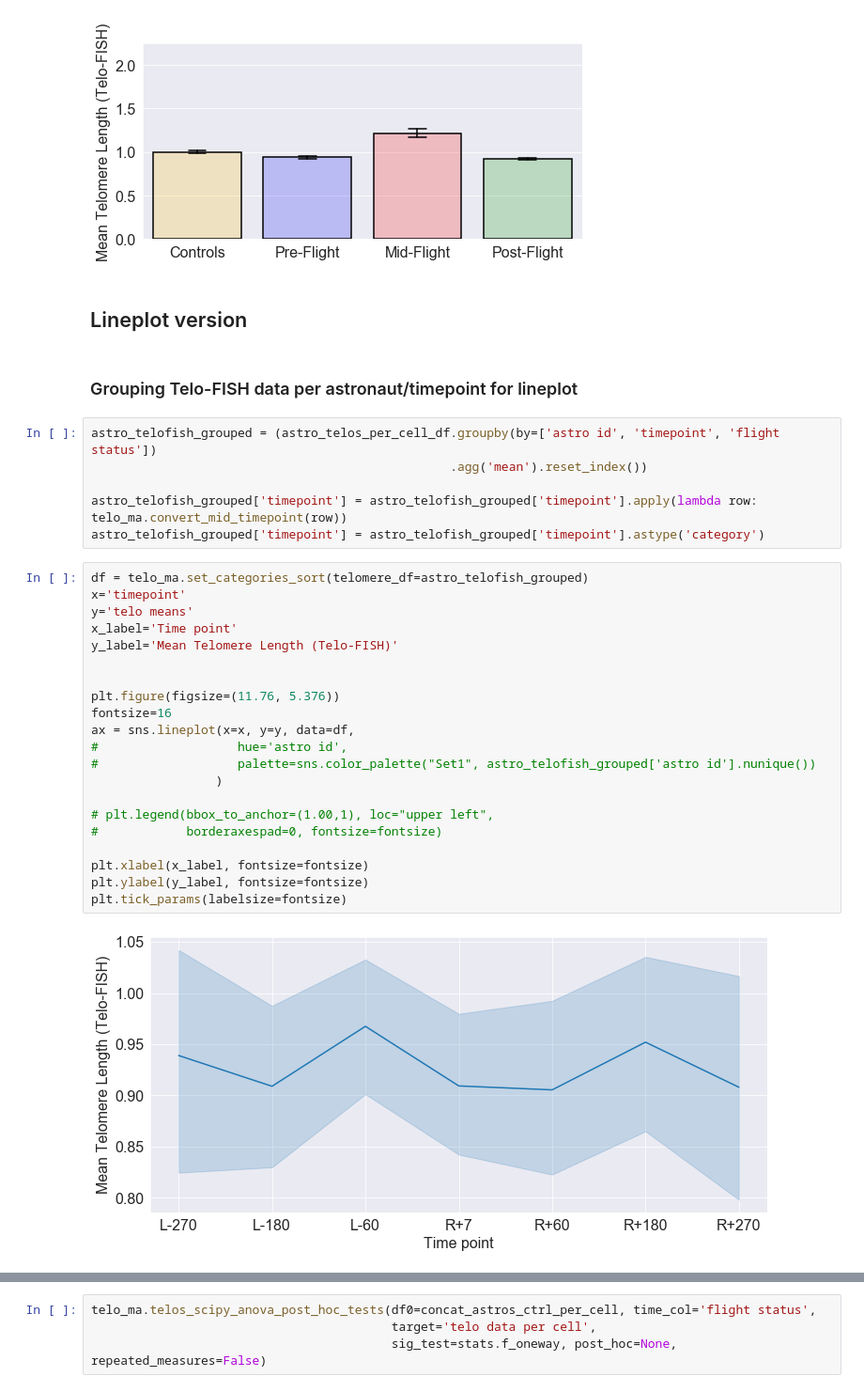
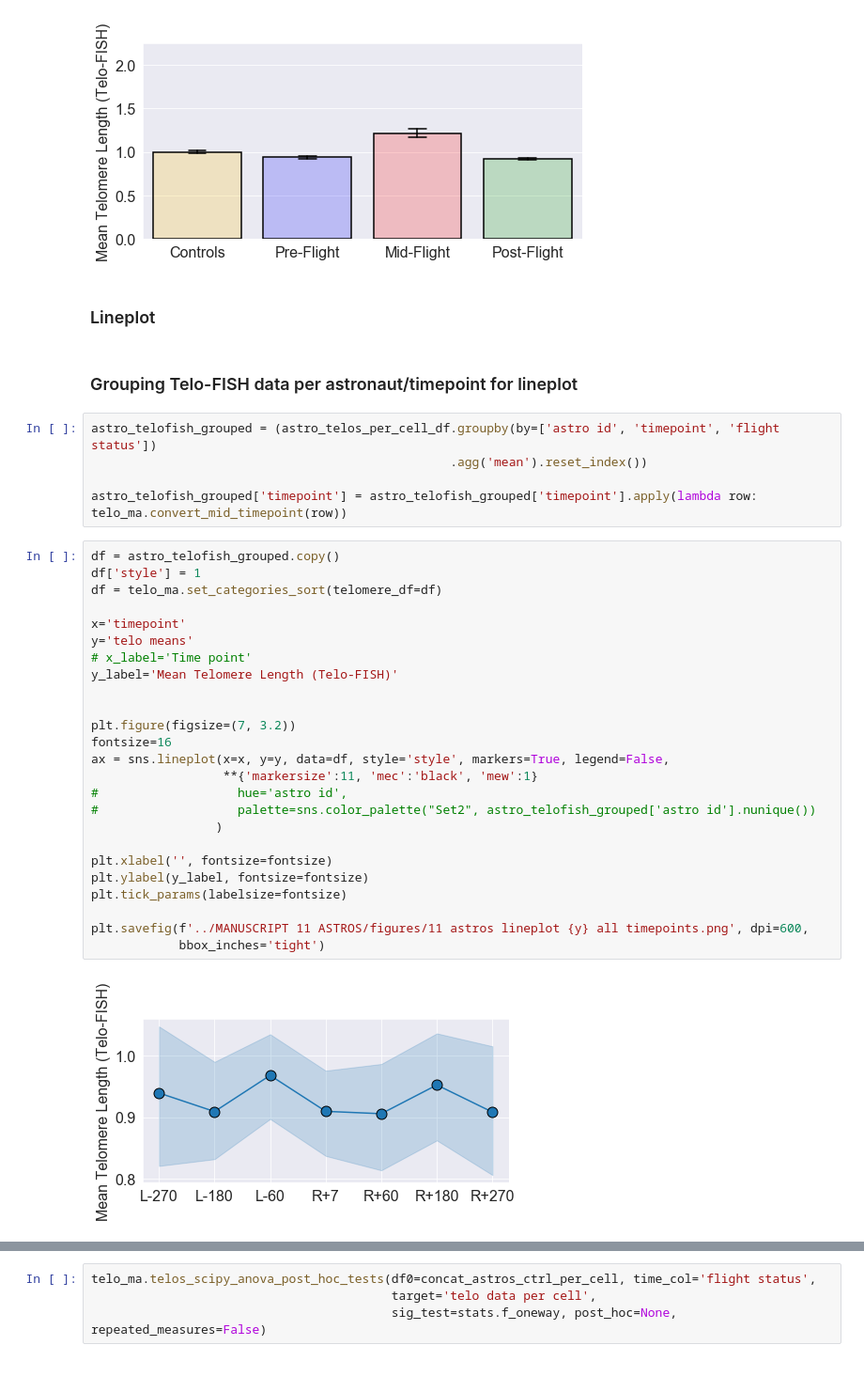
Before and after one commit to Jared-Luxton/NASA-astronauts-telomeres-chromosomes, a Jupyter notebook: NASA_telomeres/03a NASA Astros Telo Data Visualization and Stats.ipynb, the cells around one changed output, grey strips where cells are left out. Shown at 94% size. Saved outputs shown, nothing was run; the diff lists cells and outputs as text.

Commit message:
11 astros manuscript figs

```diff
--- a/NASA_telomeres/03a NASA Astros Telo Data Visualization and Stats.ipynb
+++ b/NASA_telomeres/03a NASA Astros Telo Data Visualization and Stats.ipynb
@@ -97,7 +101,7 @@ plt.savefig('../MANUSCRIPT 11 ASTROS/figures/mean telomere length (Telo-FISH) 11
 # %% [output]
 [figure]
 # %% [markdown]
-## Lineplot version
+### Lineplot
 # %% [markdown]
 ### Grouping Telo-FISH data per astronaut/timepoint for lineplot
 # %%
@@ -105,27 +109,30 @@ astro_telofish_grouped = (astro_telos_per_cell_df.groupby(by=['astro id', 'timep
                                                  .agg('mean').reset_index())
 
 astro_telofish_grouped['timepoint'] = astro_telofish_grouped['timepoint'].apply(lambda row: telo_ma.convert_mid_timepoint(row))
-astro_telofish_grouped['timepoint'] = astro_telofish_grouped['timepoint'].astype('category')
 # %%
-df = telo_ma.set_categories_sort(telomere_df=astro_telofish_grouped)
+df = astro_telofish_grouped.copy()
+df['style'] = 1
+df = telo_ma.set_categories_sort(telomere_df=df)
+
 x='timepoint'
 y='telo means'
-x_label='Time point'
+# x_label='Time point'
 y_label='Mean Telomere Length (Telo-FISH)'
 
 
-plt.figure(figsize=(11.76, 5.376))
+plt.figure(figsize=(7, 3.2))
 fontsize=16
-ax = sns.lineplot(x=x, y=y, data=df,
+ax = sns.lineplot(x=x, y=y, data=df, style='style', markers=True, legend=False,
+                  **{'markersize':11, 'mec':'black', 'mew':1}
 #                   hue='astro id',
-#                   palette=sns.color_palette("Set1", astro_telofish_grouped['astro id'].nunique())
+#                   palette=sns.color_palette("Set2", astro_telofish_grouped['astro id'].nunique())
                  )
 
-# plt.legend(bbox_to_anchor=(1.00,1), loc="upper left",
-#            borderaxespad=0, fontsize=fontsize)
-
-plt.xlabel(x_label, fontsize=fontsize)
+plt.xlabel('', fontsize=fontsize)
 plt.ylabel(y_label, fontsize=fontsize)
 plt.tick_params(labelsize=fontsize)
+
+plt.savefig(f'../MANUSCRIPT 11 ASTROS/figures/11 astros lineplot {y} all timepoints.png', dpi=600,
+            bbox_inches='tight')
 # %% [output]
-[figure, old version]
+[figure, new version]
```
Also changed, not shown: parts of 61 cells of this notebook, 1 other file.
